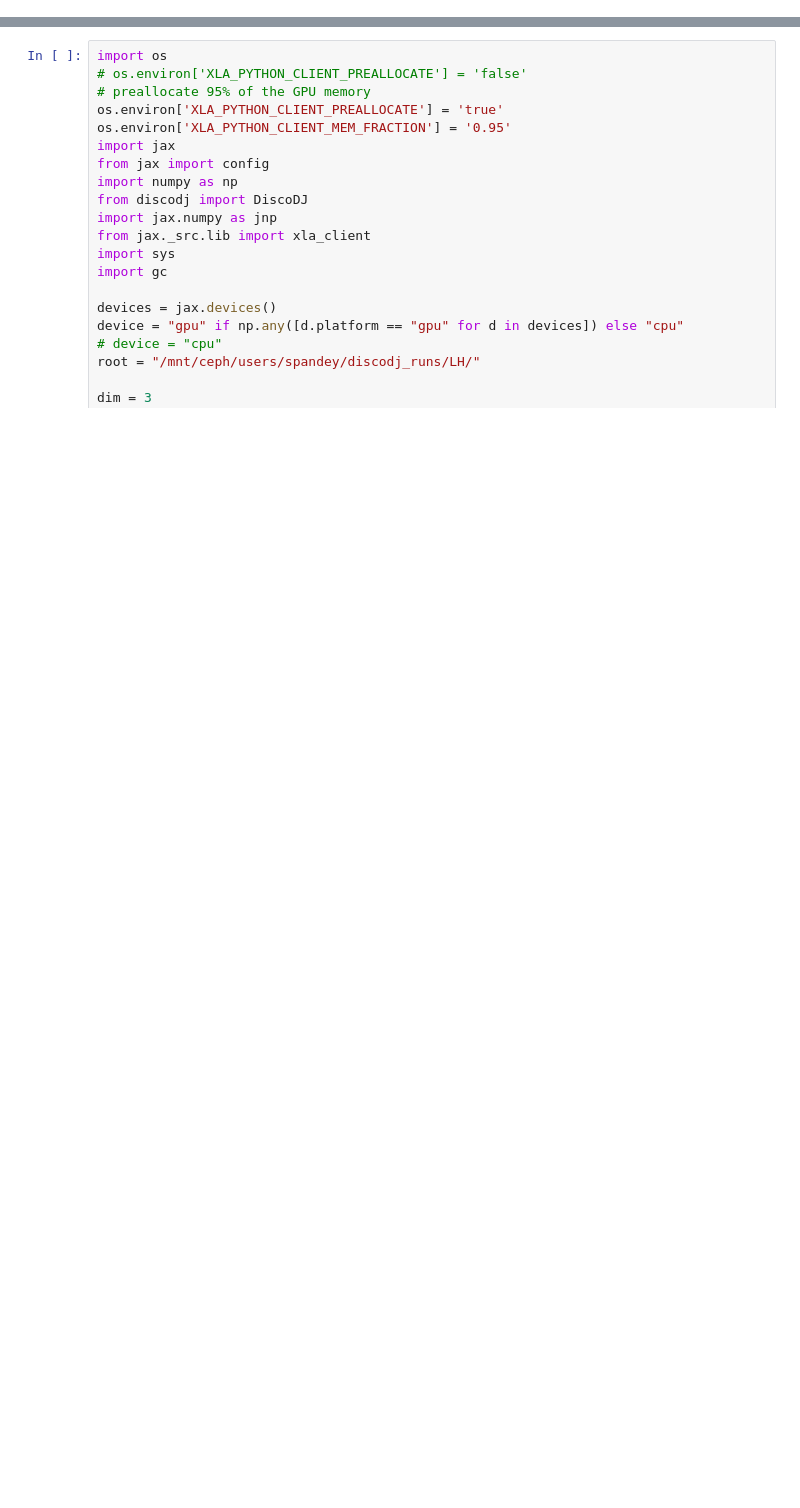
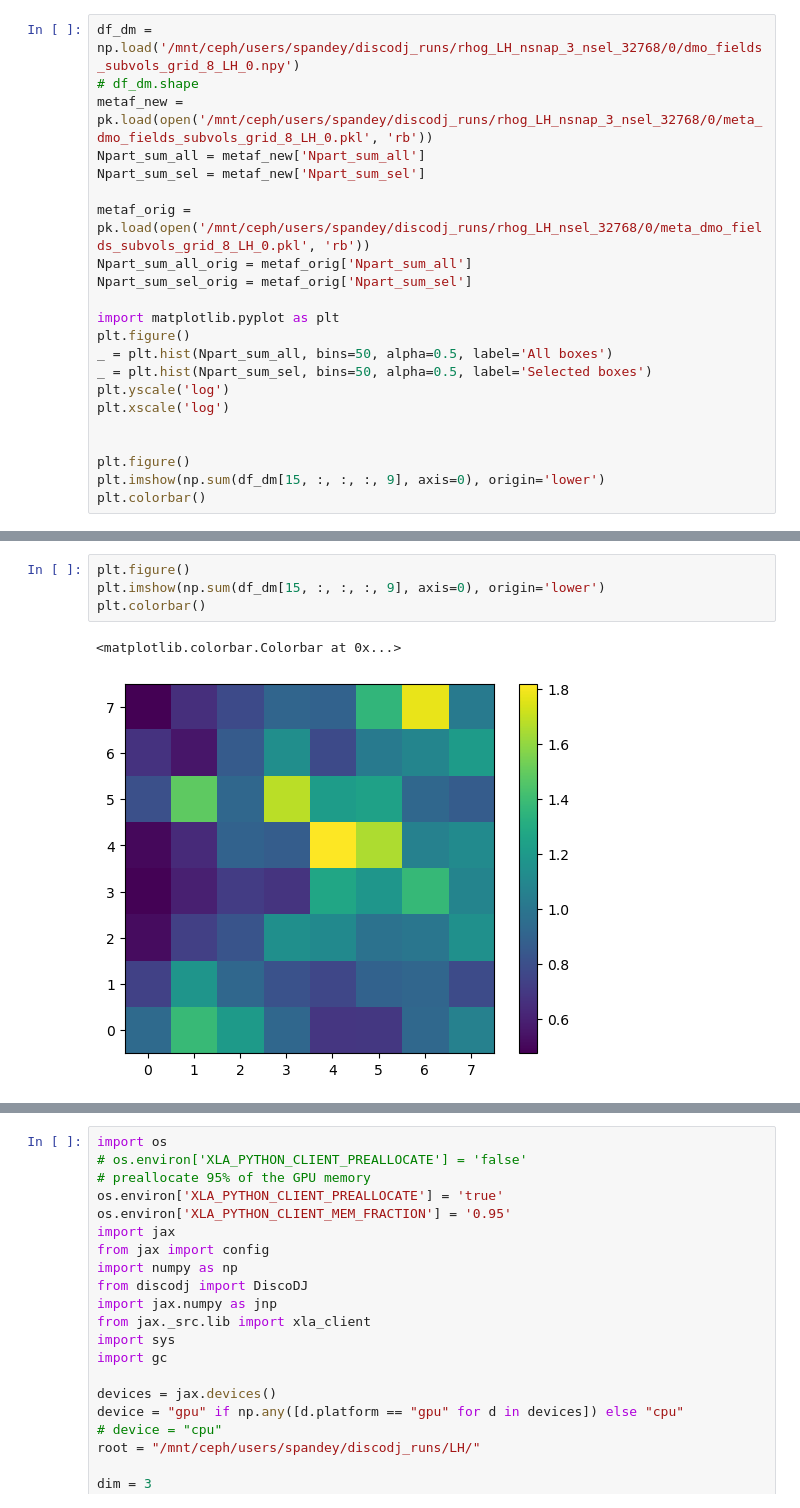
Before and after one commit to shivampcosmo/GOTHAM, a Jupyter notebook: temp/test_ics.ipynb, the cells around one changed output, grey strips where cells are left out. Cells and saved outputs as stored; diff of their text form; blank space fills up the shorter version.

```diff
--- a/temp/test_ics.ipynb
+++ b/temp/test_ics.ipynb
@@ -0,0 +672,22 @@
+# %%
+df_dm = np.load('/mnt/ceph/users/spandey/discodj_runs/rhog_LH_nsnap_3_nsel_32768/0/dmo_fields_subvols_grid_8_LH_0.npy')
+# df_dm.shape
+metaf_new = pk.load(open('/mnt/ceph/users/spandey/discodj_runs/rhog_LH_nsnap_3_nsel_32768/0/meta_dmo_fields_subvols_grid_8_LH_0.pkl', 'rb'))
+Npart_sum_all = metaf_new['Npart_sum_all']
+Npart_sum_sel = metaf_new['Npart_sum_sel']
+
+metaf_orig = pk.load(open('/mnt/ceph/users/spandey/discodj_runs/rhog_LH_nsel_32768/0/meta_dmo_fields_subvols_grid_8_LH_0.pkl', 'rb'))
+Npart_sum_all_orig = metaf_orig['Npart_sum_all']
+Npart_sum_sel_orig = metaf_orig['Npart_sum_sel']
+
+import matplotlib.pyplot as plt
+plt.figure()
+_ = plt.hist(Npart_sum_all, bins=50, alpha=0.5, label='All boxes')
+_ = plt.hist(Npart_sum_sel, bins=50, alpha=0.5, label='Selected boxes')
+plt.yscale('log')
+plt.xscale('log')
+
+
+plt.figure()
+plt.imshow(np.sum(df_dm[15, :, :, :, 9], axis=0), origin='lower')
+plt.colorbar()
@@ -0,0 +699,7 @@
+# %%
+plt.figure()
+plt.imshow(np.sum(df_dm[15, :, :, :, 9], axis=0), origin='lower')
+plt.colorbar()
+# %% [output]
+<matplotlib.colorbar.Colorbar at 0x...>
+[figure, added]
```
Also changed, not shown: parts of 37 cells of this notebook, 24 other files.
